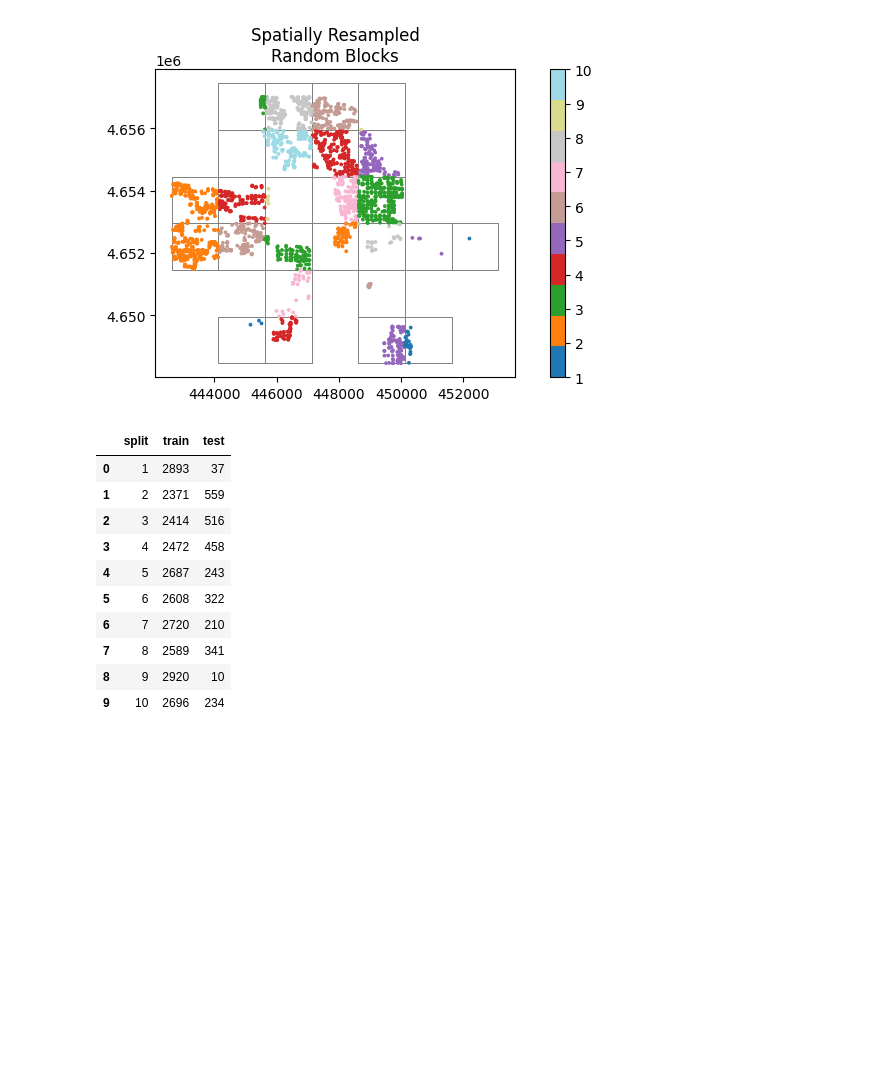
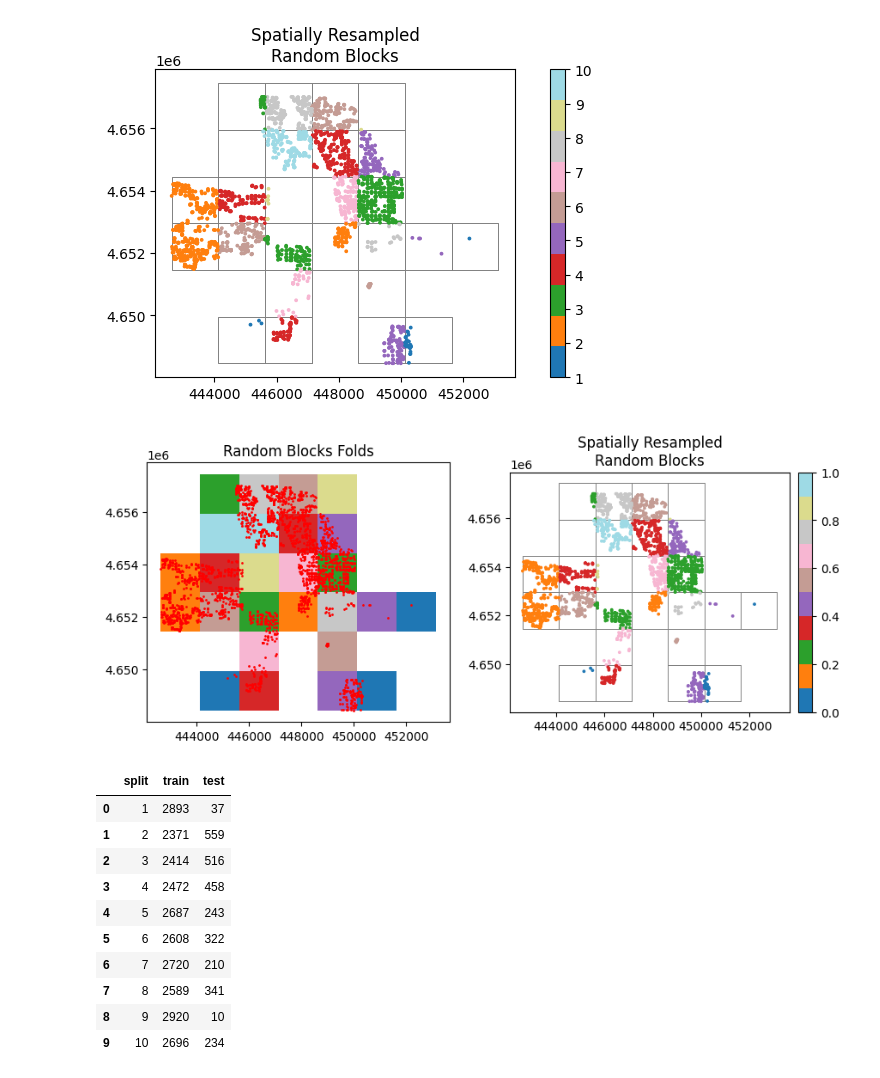
Before and after one commit to WalidGharianiEAGLE/spatial-kfold, a Jupyter notebook: notebooks/spatialkfold_intro.ipynb, the cells around one changed output. Drawn from its saved outputs; the diff is of its cells as text; code cells hidden in the pictures; blank space fills up the shorter version.

Commit message:
added blocks plot comparaison

```diff
--- a/notebooks/spatialkfold_intro.ipynb
+++ b/notebooks/spatialkfold_intro.ipynb
@@ -157,6 +158,29 @@ ax.set_title('Spatially Resampled\nRandom Blocks')
 plt.show()
 # %% [output]
 [figure]
+# %%
+fig, ax = plt.subplots(1,2 , figsize=(10, 6))
+
+# plot 1
+ames_rnd_blocks.plot(column = 'folds',cmap = color_ramp, ax = ax[0] ,lw=0.7, legend = False)
+ames_prj.plot(ax=ax[0],  markersize = 1, color = 'r')
+ax[0].set_title('Random Blocks Folds')
+
+# plot 2
+ames_rnd_blocks.plot(facecolor="none",edgecolor='grey', ax = ax[1] ,lw=0.7, legend = False)
+ames_res_rnd_blk.plot(column = 'folds', cmap = color_ramp,legend = False, ax = ax[1], markersize = 3)
+ax[1].set_title('Spatially Resampled\nRandom Blocks')
+
+# add colorbar to plot 2
+divider = make_axes_locatable(ax[1])
+cax = divider.append_axes("right", size="5%", pad=0.1)
+sm = plt.cm.ScalarMappable(cmap=color_ramp)
+sm.set_array([])
+plt.colorbar(sm, ax=ax[1], cax=cax)
+
+plt.show()
+# %% [output]
+[figure, added]
 # %%
 ames_res_rnd_blk_stats = spatial_kfold_stats(ames_res_rnd_blk, y= ames_res_rnd_blk.Sale_Price, groups = ames_res_rnd_blk.folds)
 # %%
```
Also changed, not shown: parts of 3 cells of this notebook.
